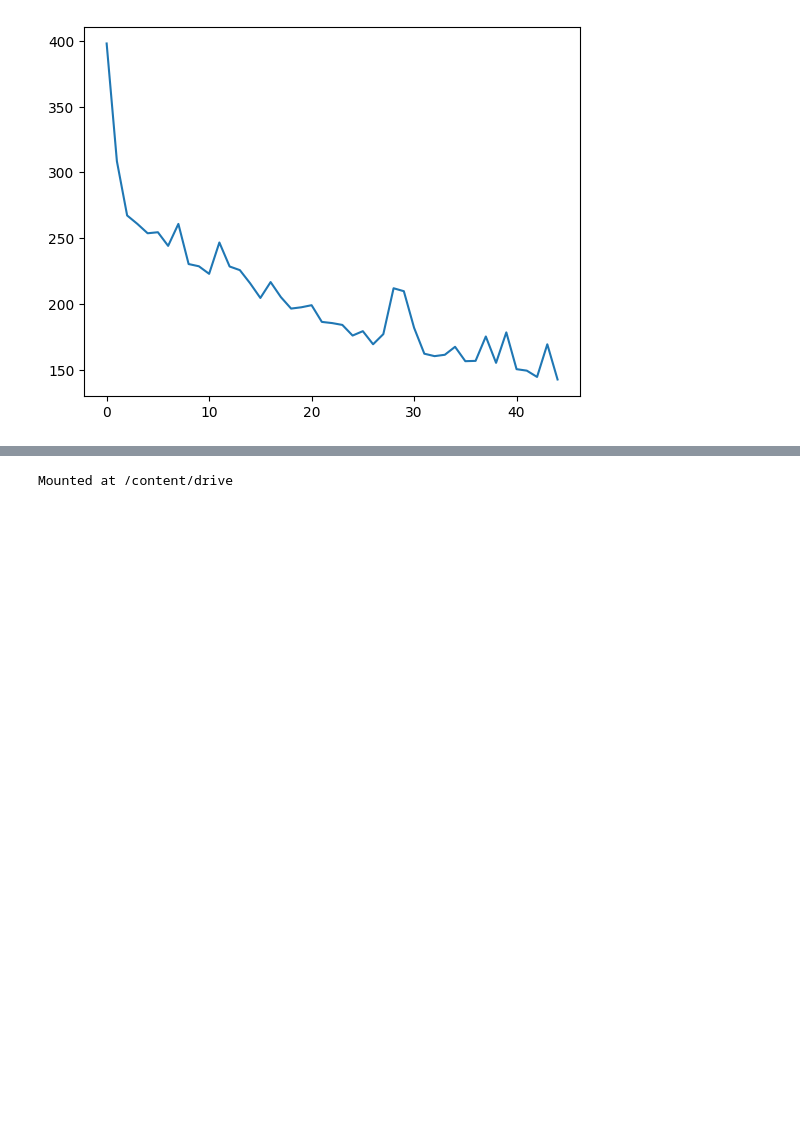
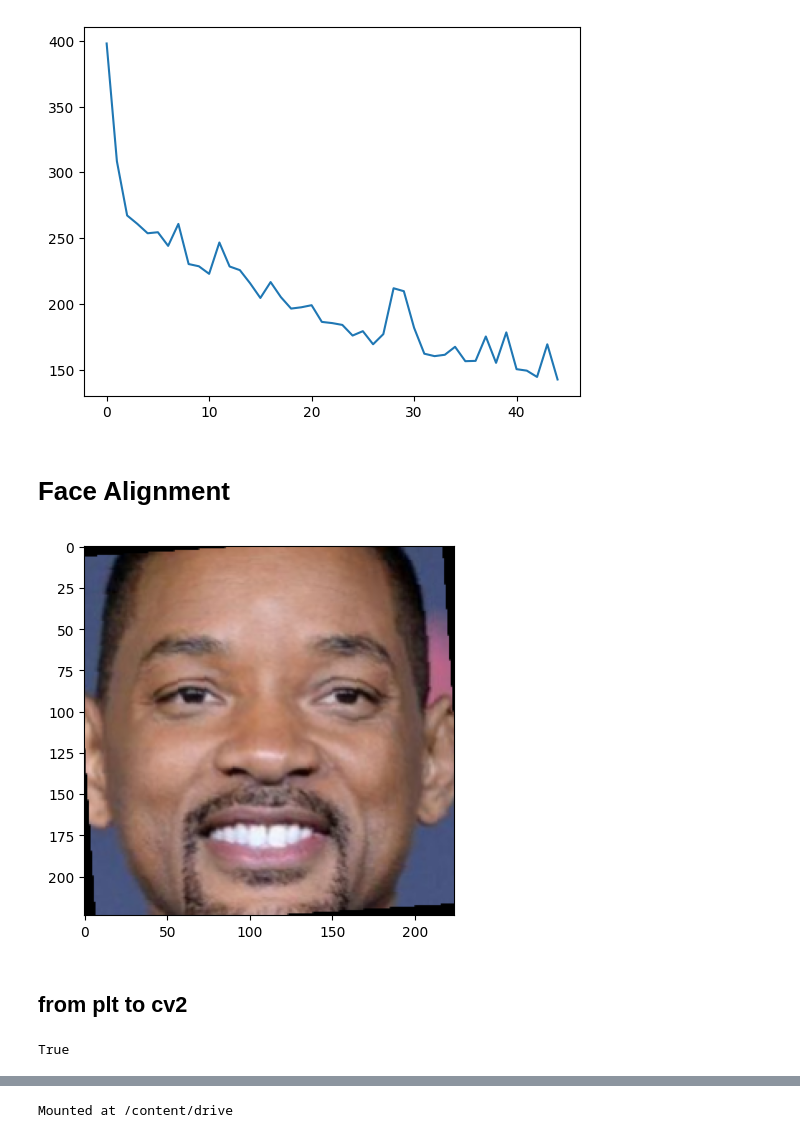
Before and after one commit to Kiana-Jahanshid/Age-Prediction, a Jupyter notebook: Age_predictor_UTKFaceDataset.ipynb, the cells around one changed output, grey strips where cells are left out. Drawn from its saved outputs; the diff is of its cells as text; code cells hidden in the pictures; blank space fills up the shorter version.

Commit message:
face_alignment_added

```diff
--- a/Age_predictor_UTKFaceDataset.ipynb
+++ b/Age_predictor_UTKFaceDataset.ipynb
@@ -299,0 +302,2 @@ plt.show()
+# %% [markdown]
+# Face Alignment
@@ -299,0 +306,19 @@ plt.show()
+# %%
+from deepface import DeepFace
+import matplotlib.pyplot as plt
+face_objs = DeepFace.extract_faces(img_path = "h7.jpg")
+for face_obj in face_objs:
+   img = face_obj["face"]
+   plt.savefig("/content/ob.jpg")
+   plt.imshow(img)
+   plt.show()
+# %% [output]
+[figure, added]
+# %% [markdown]
+## from plt to cv2
+# %%
+detected_face = cv2.cvtColor( img,cv2.COLOR_BGR2RGB)
+detected_face = cv2.convertScaleAbs(detected_face, alpha=(255.0))
+cv2.imwrite("img.jpg", detected_face)
+# %% [output]
+True
```
Also changed, not shown: parts of 14 cells of this notebook, 3 other files.
